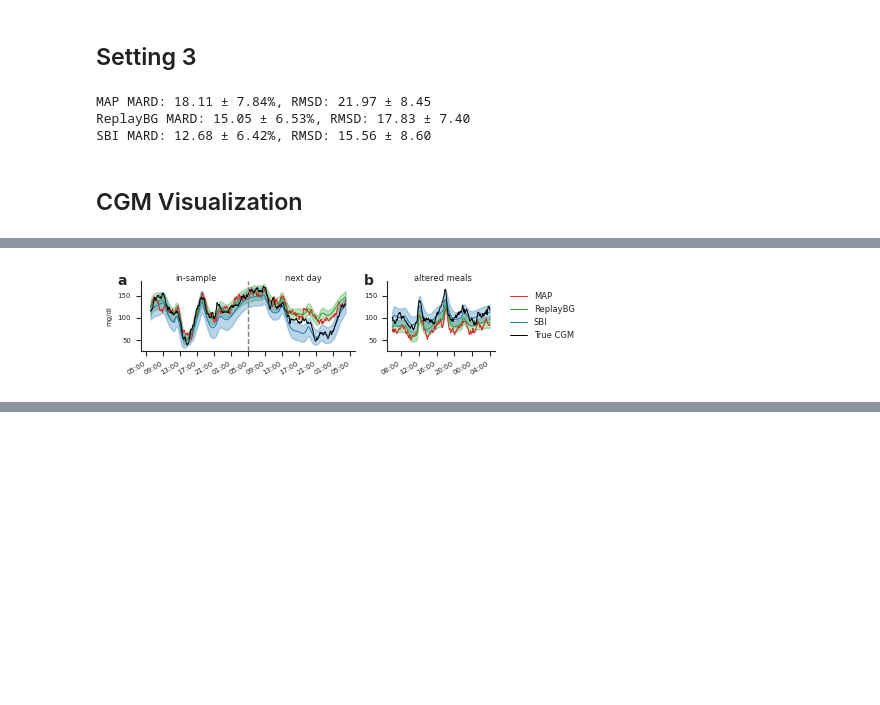
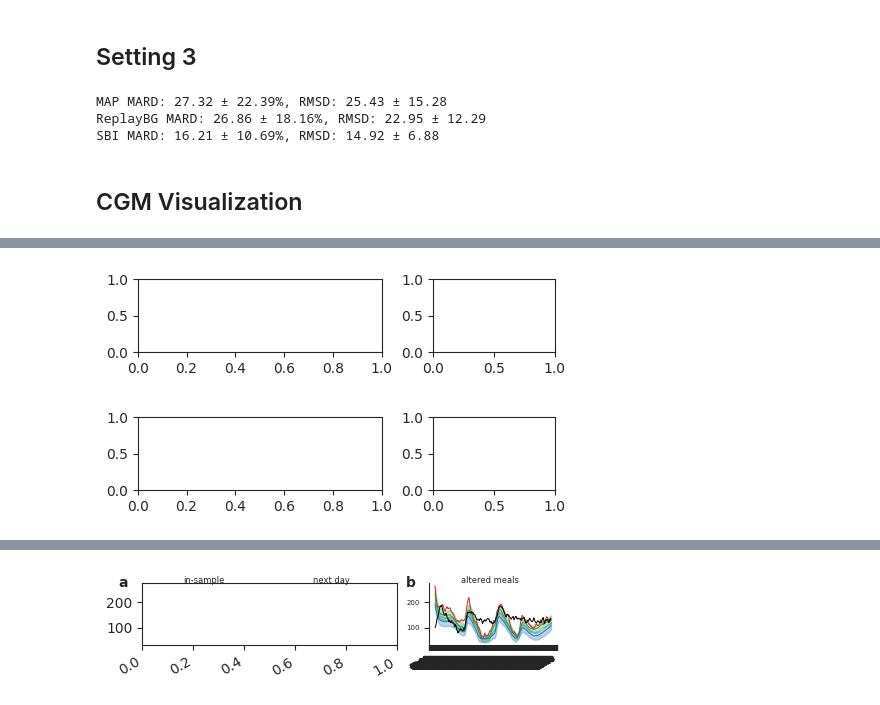
Before and after one commit to hoangdzung/SBI_T1D, a Jupyter notebook: evaluation.ipynb, the cells around one changed output, grey strips where cells are left out. Saved outputs shown, nothing was run; the diff lists cells and outputs as text; code cells hidden in the pictures; blank space fills up the shorter version.

Commit message:
working code for in-sample and altered meal

```diff
--- a/evaluation.ipynb
+++ b/evaluation.ipynb
@@ -46,11 +46,13 @@ print(f"Using device: {device}")
 
 # Load model and prior
 model, rbg_data = get_model_and_rbg_data('./data/data_day_1.csv', './data/patient_info.csv', fixed_beta=True)
-custom_prior = get_prior(model, rbg_data, device, fixed_beta=True)
+custom_prior = get_prior(VG=model.model_parameters.VG,
+                         device=device,
+                         fixed_beta=True)
 prior, _, _ = process_prior(custom_prior)
 
 inference = NPE(prior=prior, device=device)
-density_estimator = torch.load('./trained_models/pretrained_density_estimator.pt', map_location=device, weights_only=False)
+density_estimator = torch.load('./trained_models/pretrained_density_estimator2.pt', map_location=device, weights_only=False)
 posterior = inference.build_posterior(density_estimator)
 # %% [output]
 Using device: cuda
@@ -694,11 +590,11 @@ SBI MARD: 14.84 ± 8.84%, RMSD: 16.09 ± 7.54
 # %% [markdown]
 ## Setting 3
 # %%
-evaluate(test_theta, test_x, param_list, extended=False, noise=True)
+evaluate(test_theta, test_data, param_list, extended=False, noise=True)
 # %% [output]
-MAP MARD: 18.11 ± 7.84%, RMSD: 21.97 ± 8.45
-ReplayBG MARD: 15.05 ± 6.53%, RMSD: 17.83 ± 7.40
-SBI MARD: 12.68 ± 6.42%, RMSD: 15.56 ± 8.60
+MAP MARD: 27.32 ± 22.39%, RMSD: 25.43 ± 15.28
+ReplayBG MARD: 26.86 ± 18.16%, RMSD: 22.95 ± 12.29
+SBI MARD: 16.21 ± 10.69%, RMSD: 14.92 ± 6.88
 # %% [markdown]
 ## CGM Visualization
 # %%
@@ -721,43 +617,43 @@ COLOR_GT = 'black'
 # --- LEFT PLOT: extended ---
 ax1 = fig.add_subplot(gs[0])
 
-extended_data = pd.read_csv('./data/data_day_1_extended.csv')
-extended_data.t = pd.to_datetime(extended_data['t'])
-idx1 = 17
+# extended_data = pd.read_csv('./data/data_day_1_extended.csv')
+# extended_data.t = pd.to_datetime(extended_data['t'])
+# idx1 = 17
 
-_, pred_x_samples1 = torch.load(f'./sbi_results/SBI_res_{idx1}_extended.pt', weights_only=False)
-replay_x_samples1 = torch.load(f'./results/replay/mcmc_data_day_1_{idx1}_extended.pt', weights_only=False)
-map_replay_x1 = torch.load(f'./results/replay/map_data_day_1_{idx1}_extended.pt', weights_only=False)
-true_x1 = torch.load(f'./data/simulated/data_day_1_{idx1}_extended.pt', weights_only=False)
+# _, pred_x_samples1 = torch.load(f'./sbi_results/SBI_res_{idx1}_extended.pt', weights_only=False)
+# replay_x_samples1 = torch.load(f'./results/replay/mcmc_data_day_1_{idx1}_extended.pt', weights_only=False)
+# map_replay_x1 = torch.load(f'./results/replay/map_data_day_1_{idx1}_extended.pt', weights_only=False)
+# true_x1 = torch.load(f'./data/simulated/data_day_1_{idx1}_extended.pt', weights_only=False)
 
-pred_mean1 = np.stack(pred_x_samples1).mean(axis=0)
-pred_std1 = np.stack(pred_x_samples1).std(axis=0)
-replay_mean1 = np.stack(replay_x_samples1).mean(axis=0)
-replay_std1 = np.stack(replay_x_samples1).std(axis=0)
+# pred_mean1 = np.stack(pred_x_samples1).mean(axis=0)
+# pred_std1 = np.stack(pred_x_samples1).std(axis=0)
+# replay_mean1 = np.stack(replay_x_samples1).mean(axis=0)
+# replay_std1 = np.stack(replay_x_samples1).std(axis=0)
 
-ax1.plot(extended_data.t, map_replay_x1, label='MAP', color=COLOR_MAP, linewidth=0.7)
-ax1.plot(extended_data.t, replay_mean1, label='ReplayBG', color=COLOR_REPLAY, linewidth=0.7)
-ax1.fill_between(extended_data.t, replay_mean1 - replay_std1, replay_mean1 + replay_std1, color=COLOR_REPLAY, alpha=0.3)
-ax1.plot(extended_data.t, pred_mean1, label='SBI', color=COLOR_SBI, linewidth=0.7)
-ax1.fill_between(extended_data.t, pred_mean1 - pred_std1, pred_mean1 + pred_std1, color=COLOR_SBI, alpha=0.3)
-ax1.plot(extended_data.t, true_x1, label='True CGM', color=COLOR_GT, linewidth=0.7)
+# ax1.plot(extended_data.t, map_replay_x1, label='MAP', color=COLOR_MAP, linewidth=0.7)
+# ax1.plot(extended_data.t, replay_mean1, label='ReplayBG', color=COLOR_REPLAY, linewidth=0.7)
+# ax1.fill_between(extended_data.t, replay_mean1 - replay_std1, replay_mean1 + replay_std1, color=COLOR_REPLAY, alpha=0.3)
+# ax1.plot(extended_data.t, pred_mean1, label='SBI', color=COLOR_SBI, linewidth=0.7)
+# ax1.fill_between(extended_data.t, pred_mean1 - pred_std1, pred_mean1 + pred_std1, color=COLOR_SBI, alpha=0.3)
+# ax1.plot(extended_data.t, true_x1, label='True CGM', color=COLOR_GT, linewidth=0.7)
 
-ax1.spines['top'].set_visible(False)
-ax1.spines['right'].set_visible(False)
-ax1.xaxis.set_major_formatter(mdates.DateFormatter('%H:%M'))
-ax1.xaxis.set_major_locator(mdates.HourLocator(interval=4))
-mid_time = extended_data.t[len(extended_data.t) // 2]
-ax1.axvline(mid_time, color='gray', linestyle='--', linewidth=1)
-ax1.tick_params(axis='x', labelsize=5)  # x-axis tick label font size 10
-ax1.tick_params(axis='y', labelsize=5)  # x-axis tick label font size 10
-ax1.set_ylabel("mg/dl", fontsize=5)
+# ax1.spines['top'].set_visible(False)
+# ax1.spines['right'].set_visible(False)
+# ax1.xaxis.set_major_formatter(mdates.DateFormatter('%H:%M'))
+# ax1.xaxis.set_major_locator(mdates.HourLocator(interval=4))
+# mid_time = extended_data.t[len(extended_data.t) // 2]
+# ax1.axvline(mid_time, color='gray', linestyle='--', linewidth=1)
+# ax1.tick_params(axis='x', labelsize=5)  # x-axis tick label font size 10
+# ax1.tick_params(axis='y', labelsize=5)  # x-axis tick label font size 10
+# ax1.set_ylabel("mg/dl", fontsize=5)
 
 # --- RIGHT PLOT: noise (share y-axis with ax1) ---
 ax2 = fig.add_subplot(gs[1], sharey=ax1)
 
 data = pd.read_csv('./data/data_day_1.csv')
-data.t = pd.to_datetime(extended_data['t'])  # Same time axis|
-idx2 = 5
+# data.t = pd.to_datetime(extended_data['t'])  # Same time axis|
+idx2 = 4
 
 _, pred_x_samples2 = torch.load(f'./sbi_results/SBI_res_{idx2}_noise.pt', weights_only=False)
 replay_x_samples2 = torch.load(f'./results/replay/mcmc_data_day_1_{idx2}_noise.pt', weights_only=False)
@@ -802 +715,2 @@ plt.show()
-[figure, old version]
+[figure, new version]
+[figure, added]
@@ -802,0 +734 @@ plt.show()
+[figure, added]
```
Also changed, not shown: parts of 14 cells of this notebook, 5 other files.
